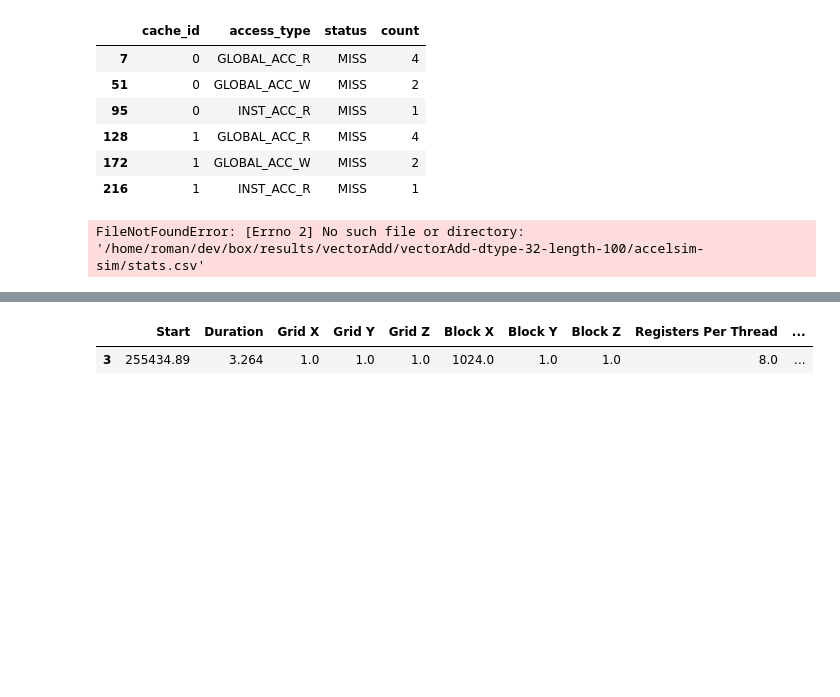
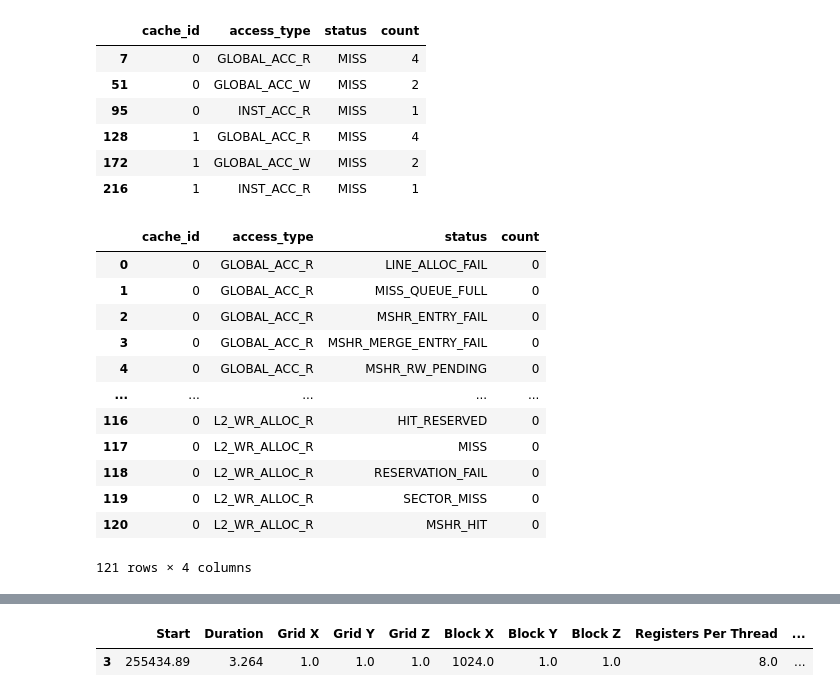
Before and after one commit to romnn/microgpusim, a Jupyter notebook: notebooks/plots.ipynb, the cells around one changed output, grey strips where cells are left out. Drawn from its saved outputs; the diff is of its cells as text; code cells hidden in the pictures; blank space fills up the shorter version.

```diff
--- a/notebooks/plots.ipynb
+++ b/notebooks/plots.ipynb
@@ -98,10 +98,23 @@ l2d_df[l2d_df["count"] > 0]
 | 172 | 1 | GLOBAL_ACC_W | MISS | 2 |
 | 216 | 1 | INST_ACC_R | MISS | 1 |
 # %%
-accel_stats_df = pd.read_csv(Path(benchmarks["vectorAdd"][0]["accelsim_simulate"]["stats_dir"]) / "stats.csv", header=None, names=["kernel", "kernel_id", "stat", "value"])
+accel_stats_df = pd.read_csv(Path(benchmarks["vectorAdd"][0]["accelsim_simulate"]["stats_dir"]) / "stats.cache.l2d.csv", header=None, names=["cache_id", "access_type", "status", "count"])
+# , names=["kernel", "kernel_id", "stat", "value"])
 accel_stats_df
 # %% [output]
+|  | cache_id | access_type | status | count |
+| 0 | 0 | GLOBAL_ACC_R | LINE_ALLOC_FAIL | 0 |
+| 1 | 0 | GLOBAL_ACC_R | MISS_QUEUE_FULL | 0 |
+| 2 | 0 | GLOBAL_ACC_R | MSHR_ENTRY_FAIL | 0 |
+| 3 | 0 | GLOBAL_ACC_R | MSHR_MERGE_ENTRY_FAIL | 0 |
+| 4 | 0 | GLOBAL_ACC_R | MSHR_RW_PENDING | 0 |
+| ... | ... | ... | ... | ... |
+| 116 | 0 | L2_WR_ALLOC_R | HIT_RESERVED | 0 |
+| 117 | 0 | L2_WR_ALLOC_R | MISS | 0 |
+| 118 | 0 | L2_WR_ALLOC_R | RESERVATION_FAIL | 0 |
+| 119 | 0 | L2_WR_ALLOC_R | SECTOR_MISS | 0 |
+| 120 | 0 | L2_WR_ALLOC_R | MSHR_HIT | 0 |
-FileNotFoundError: [Errno 2] No such file or directory: '/home/roman/dev/box/results/vectorAdd/vectorAdd-dtype-32-length-100/accelsim-sim/stats.csv'
+121 rows × 4 columns
 # %%
 native_df = pd.read_json(Path(benchmarks["vectorAdd"][0]["profile"]["profile_dir"]) / "profile.metrics.json").T
 native_df = pd.read_json(Path(benchmarks["babelstream"][0]["profile"]["profile_dir"]) / "profile.metrics.json")
```
Also changed, not shown: parts of 3 cells of this notebook, 14 other files.
